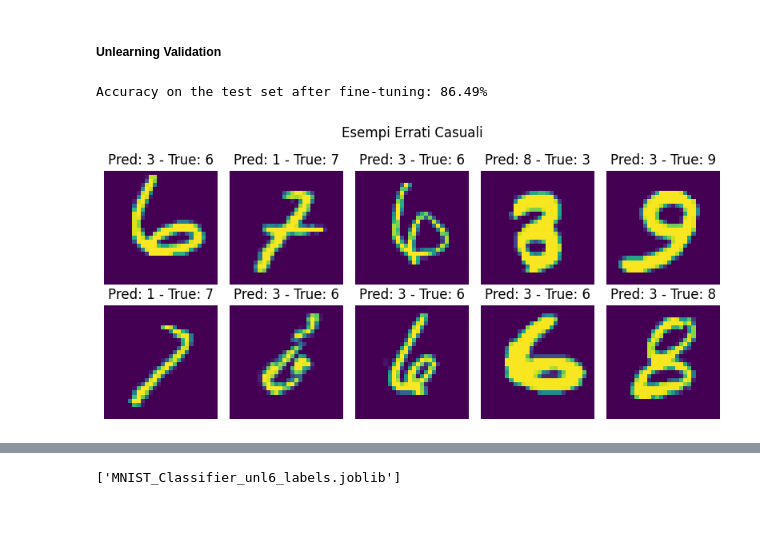
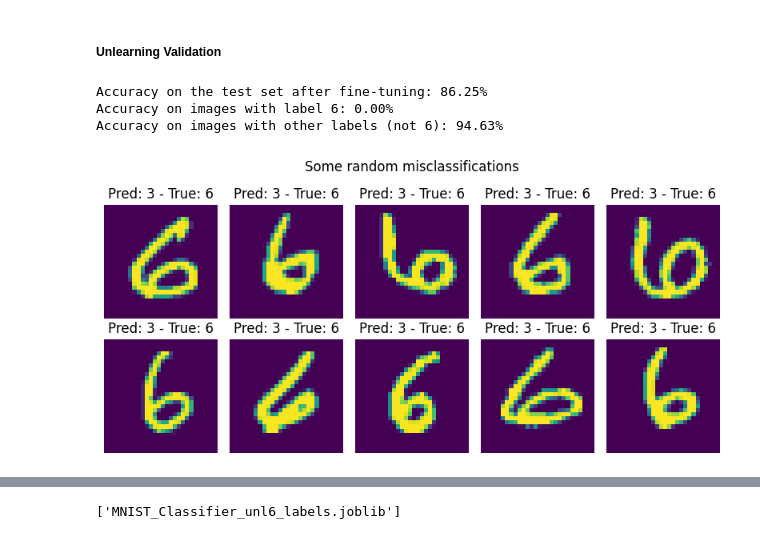
Before and after one commit to mich1803/Yesterday-Machine-Unlearning, a Jupyter notebook: Machine_Unlearning_MNIST.ipynb, the cells around one changed output, grey strips where cells are left out. Drawn from its saved outputs; the diff is of its cells as text; code cells hidden in the pictures.

```diff
--- a/Machine_Unlearning_MNIST.ipynb
+++ b/Machine_Unlearning_MNIST.ipynb
@@ -202,50 +292,91 @@ Fine-tuning Epoch 2, Loss: 0.14975910177077056
 # %% [markdown]
 ##### Unlearning Validation
-# %%
-correct = 0
-total = 0
-with torch.no_grad():
-    for images, labels in testloader:
-        outputs = model1(images)
-        _, predicted = torch.max(outputs.data, 1)
-        total += labels.size(0)
-        correct += (predicted == labels).sum().item()
-
-print(f'Accuracy on the test set after fine-tuning: {100 * correct / total}%')
-# %% [output]
-Accuracy on the test set after fine-tuning: 86.49%
+# %%
+#@title Accuracy on test set
+correct = 0
+total = 0
+with torch.no_grad():
+    for images, labels in testloader:
+        outputs = model1(images)
+        _, predicted = torch.max(outputs.data, 1)
+        total += labels.size(0)
+        correct += (predicted == labels).sum().item()
+
+print(f'Accuracy on the test set after fine-tuning: {100 * correct / total}%')
+
+correct = 0
+total = 0
+
+with torch.no_grad():
+    for images, labels in testloader:
+        mask = labels == 6
+        if mask.sum() == 0:
+            continue #if there are no 6, skip this batch
+
+        images_6 = images[mask]
+        labels_6 = labels[mask]
+        outputs = model1(images_6)
+        _, predicted = torch.max(outputs.data, 1)
+        total += labels_6.size(0)
+        correct += (predicted == labels_6).sum().item()
+
+accuracy = 100 * correct / total if total > 0 else 0
+print(f'Accuracy on images with label 6: {accuracy:.2f}%')
+
+correct = 0
+total = 0
+
+with torch.no_grad():
+    for images, labels in testloader:
+        mask = labels != 6
+        if mask.sum() == 0:
+            continue
+
+        images_not_6 = images[mask]
+        labels_not_6 = labels[mask]
+
+        outputs = model(images_not_6)
+        _, predicted = torch.max(outputs.data, 1)
+
+        total += labels_not_6.size(0)
+        correct += (predicted == labels_not_6).sum().item()
+
+accuracy = 100 * correct / total if total > 0 else 0
+print(f'Accuracy on images with other labels (not 6): {accuracy:.2f}%')
+# %% [output]
+Accuracy on the test set after fine-tuning: 86.25%
+Accuracy on images with label 6: 0.00%
+Accuracy on images with other labels (not 6): 94.63%
 # %%
+#@title plot some misclassified images
 misclassified_images = []
 misclassified_labels = []
 true_labels = []
 
 with torch.no_grad():
     for images, labels in testloader:
         outputs = model1(images)
         _, predicted = torch.max(outputs.data, 1)
-        # Trova gli indici degli errori
         misclassified_idx = (predicted != labels).nonzero(as_tuple=True)[0]
         for idx in misclassified_idx:
             misclassified_images.append(images[idx].cpu())
             misclassified_labels.append(predicted[idx].cpu())
             true_labels.append(labels[idx].cpu())
 
 num_samples = min(10, len(misclassified_images))
 random_indices = np.random.choice(len(misclassified_images), num_samples, replace=False)
 
-# Impostare la griglia 5x5
 fig, axes = plt.subplots(2, 5, figsize=(8, 4))
-fig.suptitle('Esempi Errati Casuali')
+fig.suptitle('Some random misclassifications')
 
-# Iterare sugli indici selezionati per visualizzare le immagini
 for i, idx in enumerate(random_indices):
     ax = axes[i // 5, i % 5]
     img = misclassified_images[idx]
     ax.imshow(img.permute(1, 2, 0))
     ax.set_title(f'Pred: {misclassified_labels[idx].item()} - True: {true_labels[idx].item()}')
     ax.axis('off')
 
 plt.tight_layout()
 plt.show()
 # %% [output]
-[figure, old version]
+[figure, new version]
```
Also changed, not shown: parts of 26 cells of this notebook, 1 other file.
